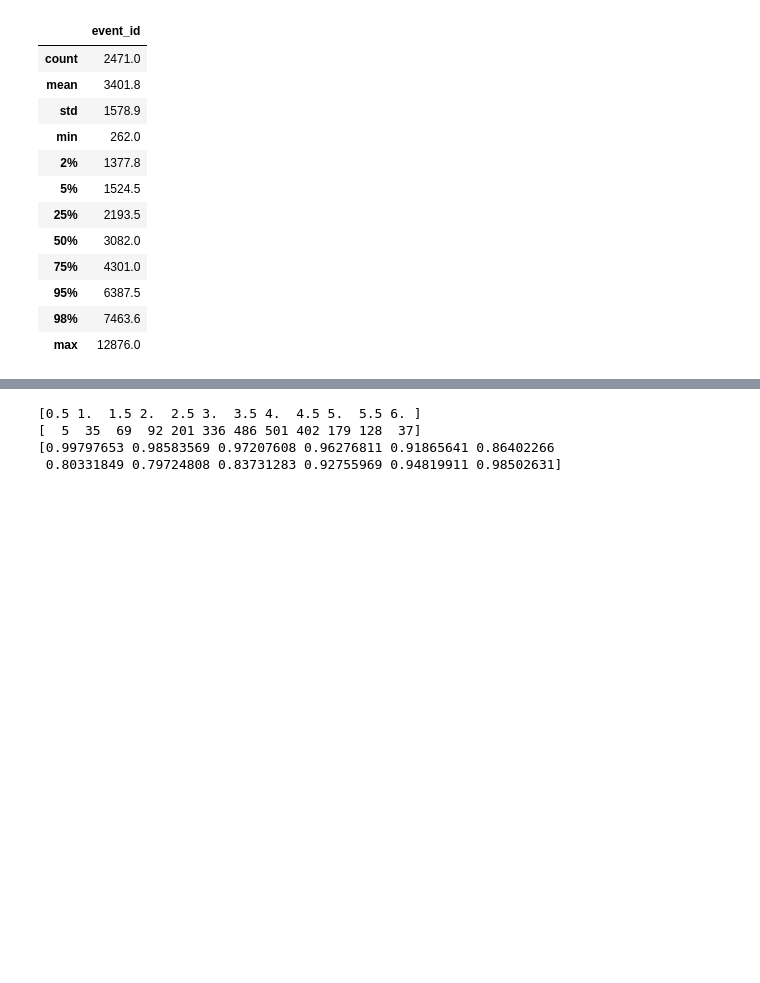
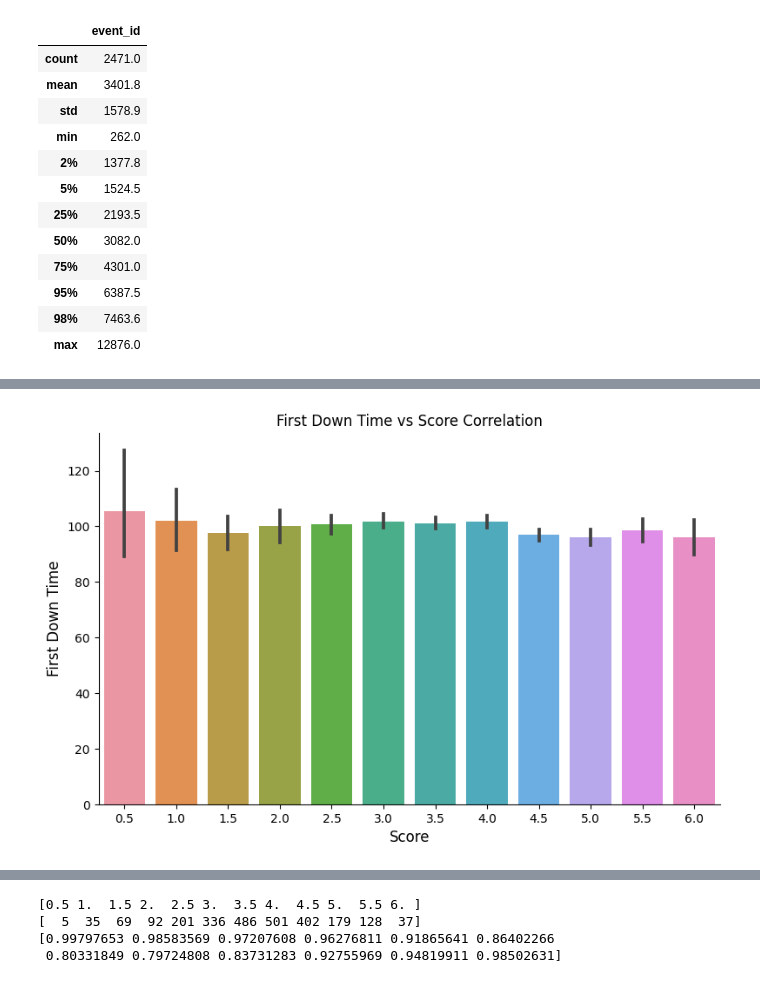
Before and after one commit to DarknessNotFound/WritingQuality, a Jupyter notebook: writing-quality2.ipynb, the cells around one changed output, grey strips where cells are left out. Saved outputs shown, nothing was run; the diff lists cells and outputs as text; code cells hidden in the pictures; blank space fills up the shorter version.

```diff
--- a/writing-quality2.ipynb
+++ b/writing-quality2.ipynb
@@ -171,0 +183,11 @@ plt.show()
+# %%
+stats = train_logs.groupby("id")["action_time"].mean().reset_index()
+stats_score = stats.merge(train_scores, on='id')
+
+catplot = sns.catplot(data=stats_score, x="score", y="action_time", kind="bar", height=5, aspect=8/5)
+plt.xlabel('Score', fontsize=12)
+plt.ylabel('First Down Time', fontsize=12)
+plt.title("First Down Time vs Score Correlation")
+plt.show()
+# %% [output]
+[figure, added]
```
Also changed, not shown: parts of 17 cells of this notebook, 1 other file.
